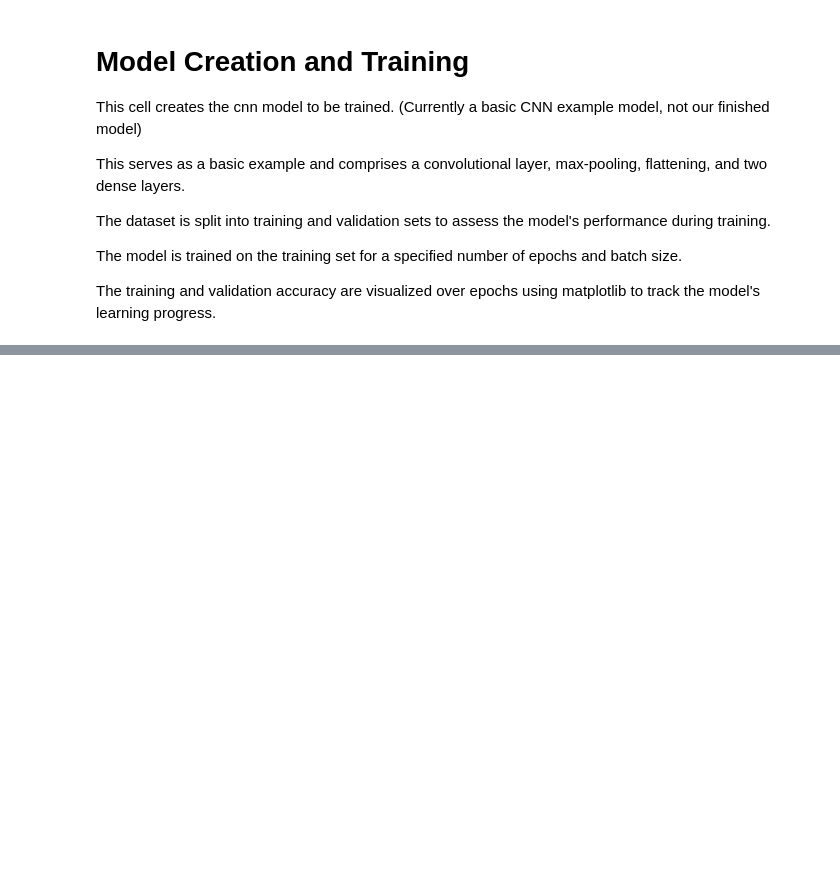
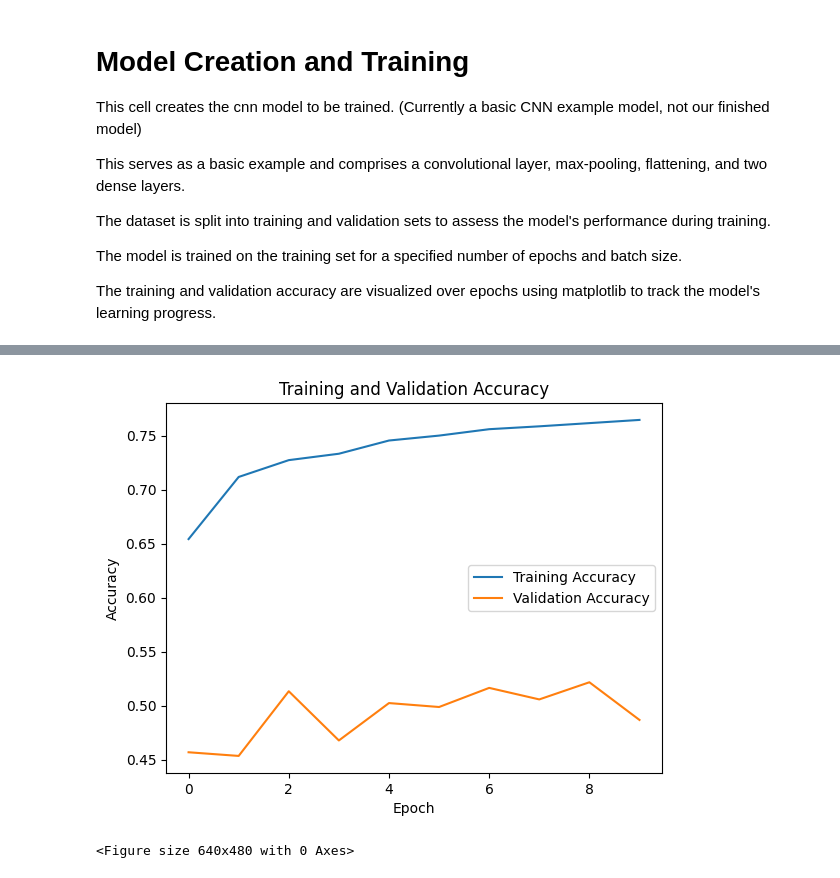
Before and after one commit to Adam-Haile/ai-tools-final-project, a Jupyter notebook: DeepFakeCNN.ipynb, the cells around one changed output, grey strips where cells are left out. Drawn from its saved outputs; the diff is of its cells as text; code cells hidden in the pictures; blank space fills up the shorter version.

Commit message:
Update for latest model code

```diff
--- a/DeepFakeCNN.ipynb
+++ b/DeepFakeCNN.ipynb
@@ -48,6 +52,6 @@ videos = glob.glob(parent + "/train_sample_videos/*.mp4")[:100]
 f = open(parent + "/train_sample_videos/metadata.json")
 valid = json.load(f)
 # %%
-train_X, val_X, train_y, val_y = load_data(videos, valid)
-train_X, train_y = shuffle(train_X, train_y, random_state=42)
+train_X, test_X, val_X, train_y, test_y, val_y = load_data(videos, valid, verbose=True)
+train_X, train_y = shuffle(train_X, train_y, random_state=2)
 # %% [output]
@@ -81,8 +96,10 @@ def create_model():
     model = tf.keras.models.Sequential()
     model.add(Conv2D(32, kernel_size=(3, 3), activation='relu', input_shape=input_shape))
     model.add(MaxPooling2D(pool_size=(2, 2)))
+    model.add(Dropout(0.2))
     model.add(Conv2D(64, kernel_size=(3, 3), activation='relu'))
     model.add(MaxPooling2D(pool_size=(2, 2)))
+    model.add(Dropout(0.2))
     model.add(Flatten())
     model.add(Dense(16, activation='relu'))
     model.add(Dense(2, activation='softmax'))
@@ -150,0 +134,15 @@ Epoch 10/10
+# %%
+datagen = ImageDataGenerator(
+            samplewise_center=True,
+            rotation_range=20,
+            zoom_range = 0.01,
+            width_shift_range=0.2,
+            height_shift_range=0.2,
+            horizontal_flip=True,
+            vertical_flip=False)
+
+train_it = datagen.flow(train_X, train_y, batch_size=batch_size)
+
+valid_it = datagen.flow(test_X, test_y, batch_size=batch_size)
+# %%
+history = model.fit(train_it, steps_per_epoch=len(train_X)//batch_size, epochs=epochs, validation_data=valid_it)
@@ -150,0 +175,12 @@ Epoch 10/10
+# %%
+plt.plot(history.history['accuracy'], label='Training Accuracy')
+plt.plot(history.history['val_accuracy'], label='Validation Accuracy')
+plt.title('Training and Validation Accuracy')
+plt.xlabel('Epoch')
+plt.ylabel('Accuracy')
+plt.legend()
+plt.show()
+plt.savefig('./model_b' + str(batch_size) + '_e' + str(epochs) + '.png')
+# %% [output]
+[figure, added]
+<Figure size 640x480 with 0 Axes>
```
Also changed, not shown: parts of 11 cells of this notebook, 4 other files.
